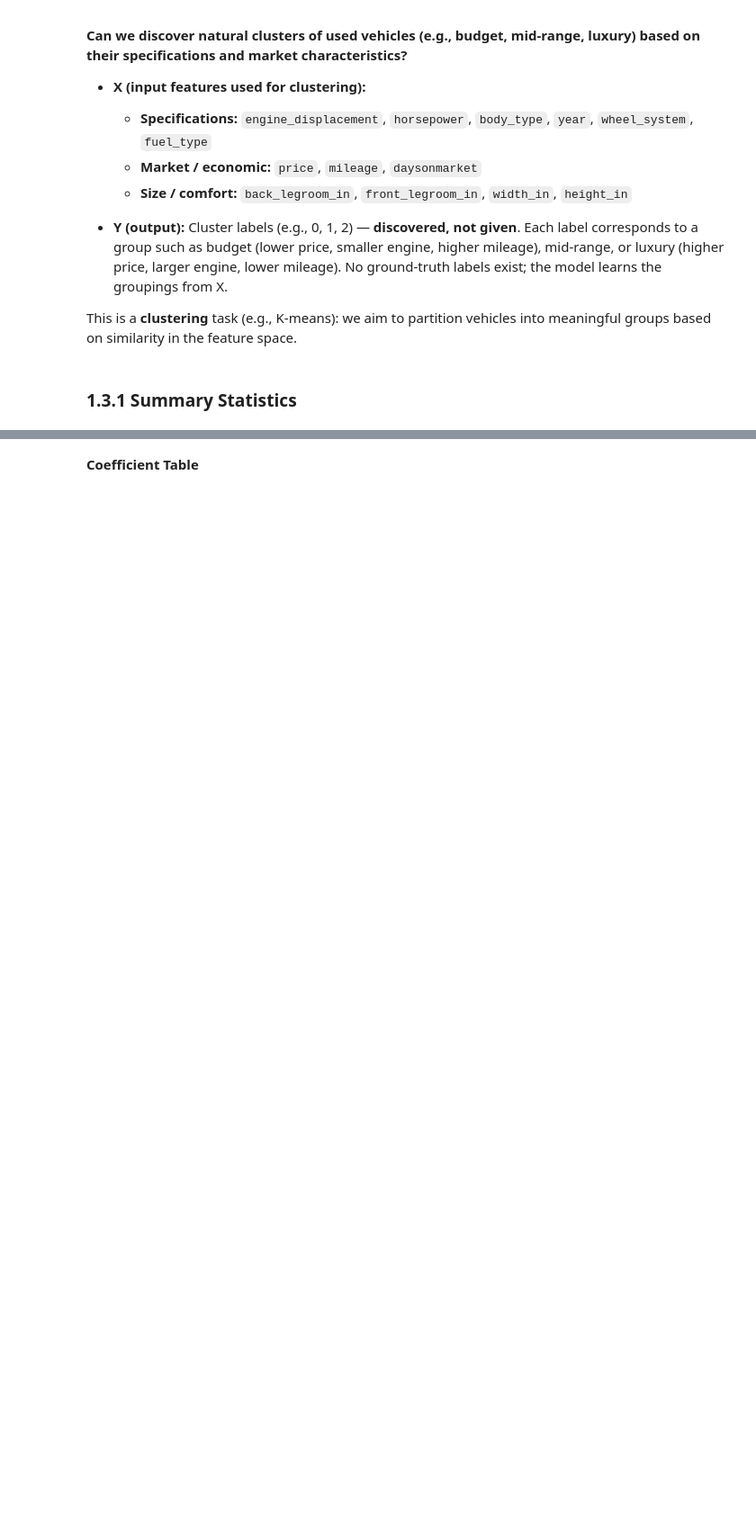
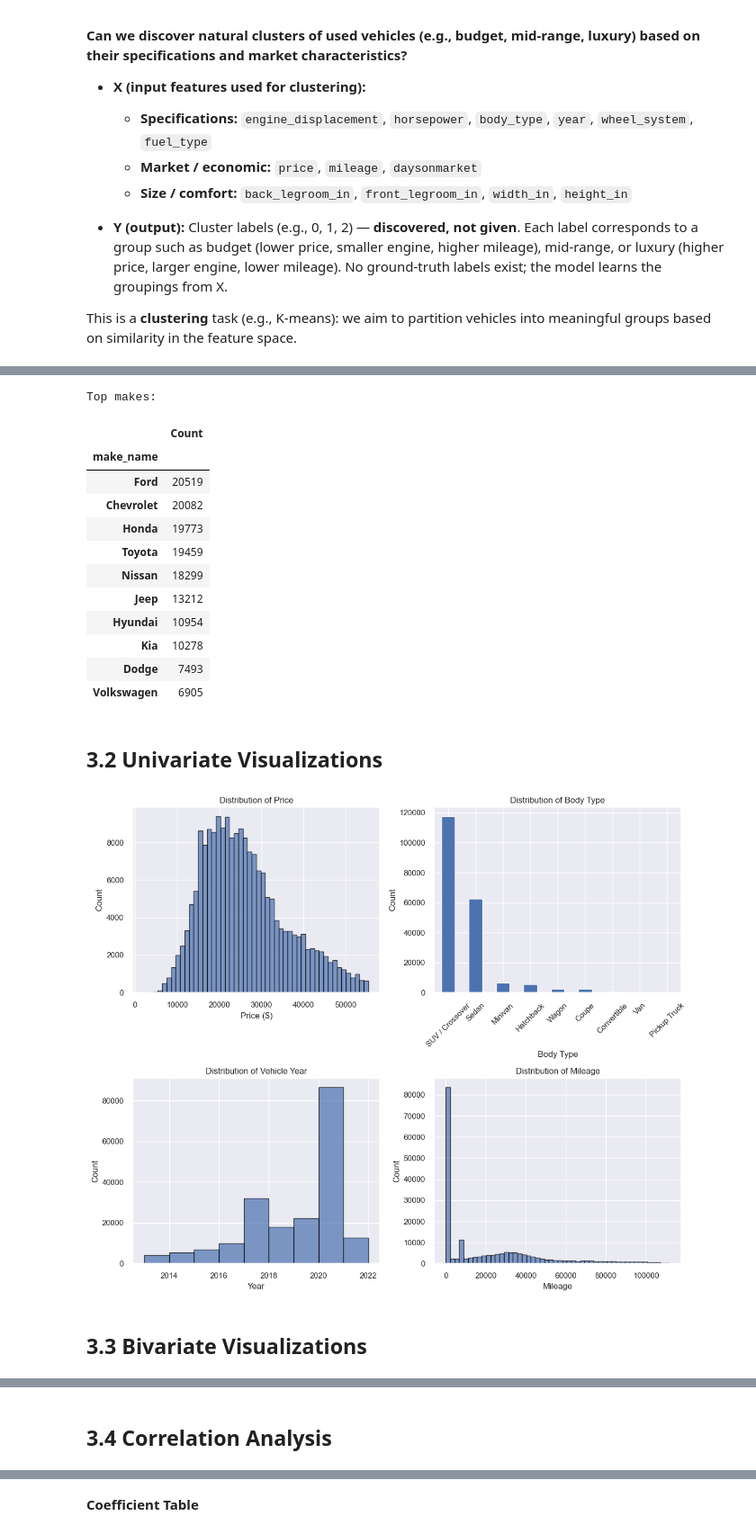
Before and after one commit to chalou123456/COMP333_Group_O, a Jupyter notebook: COMP333_PROJECT_GROUP_O.ipynb, the cells around one changed output, grey strips where cells are left out. Shown at 90% size. Saved outputs shown, nothing was run; the diff lists cells and outputs as text; code cells hidden in the pictures; blank space fills up the shorter version.

```diff
--- a/COMP333_PROJECT_GROUP_O.ipynb
+++ b/COMP333_PROJECT_GROUP_O.ipynb
@@ -1036,2 +1220,0 @@ else:
-# %% [markdown]
-### 1.3.1 Summary Statistics
@@ -1056,0 +1221,3 @@ print(df['make_name'].value_counts().head(10) if 'make_name' in df.columns else
+# %%
+eda_results = run_eda(cars_clean)
+# %% [output]
@@ -1056,0 +1238,16 @@ print(df['make_name'].value_counts().head(10) if 'make_name' in df.columns else
+Top makes:
+|  | Count |
+| make_name |  |
+| Ford | 20519 |
+| Chevrolet | 20082 |
+| Honda | 19773 |
+| Toyota | 19459 |
+| Nissan | 18299 |
+| Jeep | 13212 |
+| Hyundai | 10954 |
+| Kia | 10278 |
+| Dodge | 7493 |
+| Volkswagen | 6905 |
+## 3.2 Univariate Visualizations
+[figure, added]
+## 3.3 Bivariate Visualizations
@@ -1056,0 +1255 @@ print(df['make_name'].value_counts().head(10) if 'make_name' in df.columns else
+## 3.4 Correlation Analysis
```
Also changed, not shown: parts of 17 cells of this notebook.
